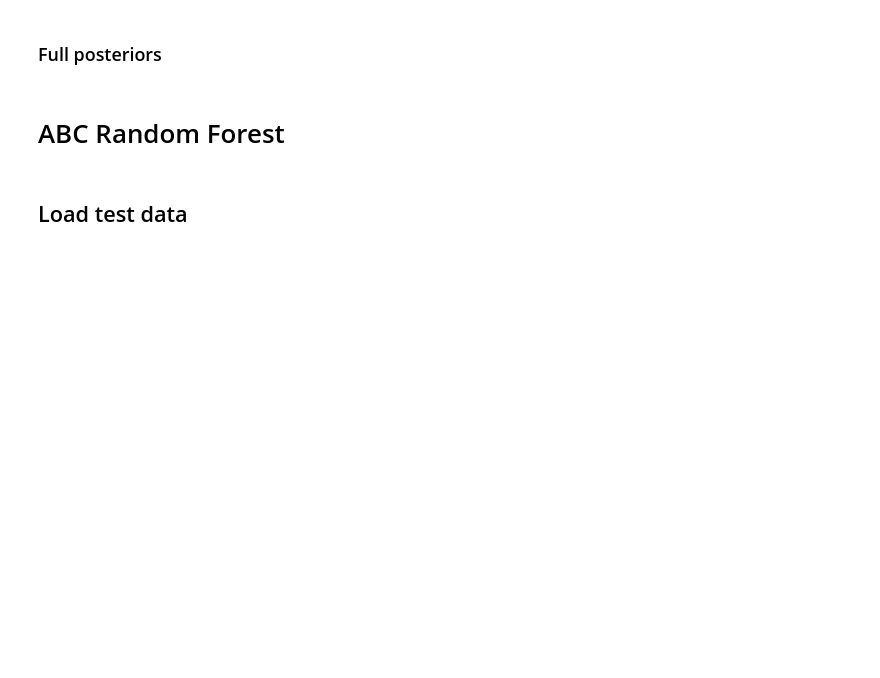
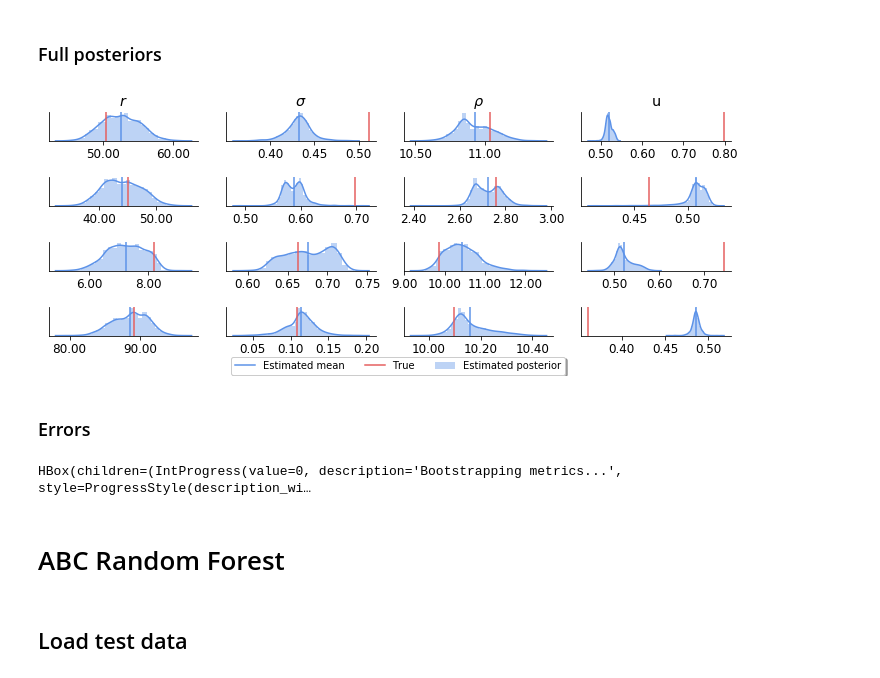
Before and after one commit to stefanradev93/cINN, a Jupyter notebook: Ricker_Comparison.ipynb, the cells around one changed output. Saved outputs shown, nothing was run; the diff lists cells and outputs as text; code cells hidden in the pictures; blank space fills up the shorter version.

Commit message:
Add metrics for cVAE and DI

```diff
--- a/Ricker_Comparison.ipynb
+++ b/Ricker_Comparison.ipynb
@@ -450,8 +471,20 @@ plot_true_est_scatter(vae_iaf, X_test, theta_test, n_samples_posterior, param_na
 # %% [markdown]
 ### Full posteriors
 # %%
-plot_true_est_posterior(vae, n_samples=n_samples_posterior, param_names=param_names,
+plot_true_est_posterior(vae_iaf, n_samples=n_samples_posterior, param_names=param_names,
                         X_test=X_test[:4, :], theta_test=theta_test[:4, :], tight=True, figsize=(10, 4))
+# %% [output]
+[figure, added]
+# %% [markdown]
+### Errors
+# %%
+n_bootstrap = 100
+theta_samples = vae_iaf.sample(X_test, n_samples_posterior, to_numpy=True)
+with tqdm(total=n_bootstrap, desc='Bootstrapping metrics...') as p_bar:
+    b = diag.bootstrap_metrics(theta_samples, theta_test, simulate_ricker_params, p_bar, n_bootstrap)
+pickle.dump(b, open('results/errors_cVAE_IAF.pkl', 'wb+'))
+# %% [output]
+HBox(children=(IntProgress(value=0, description='Bootstrapping metrics...', style=ProgressStyle(description_wi…
 # %% [markdown]
 # ABC Random Forest
 # %% [markdown]
```
Also changed, not shown: parts of 14 cells of this notebook, 3 other files.
